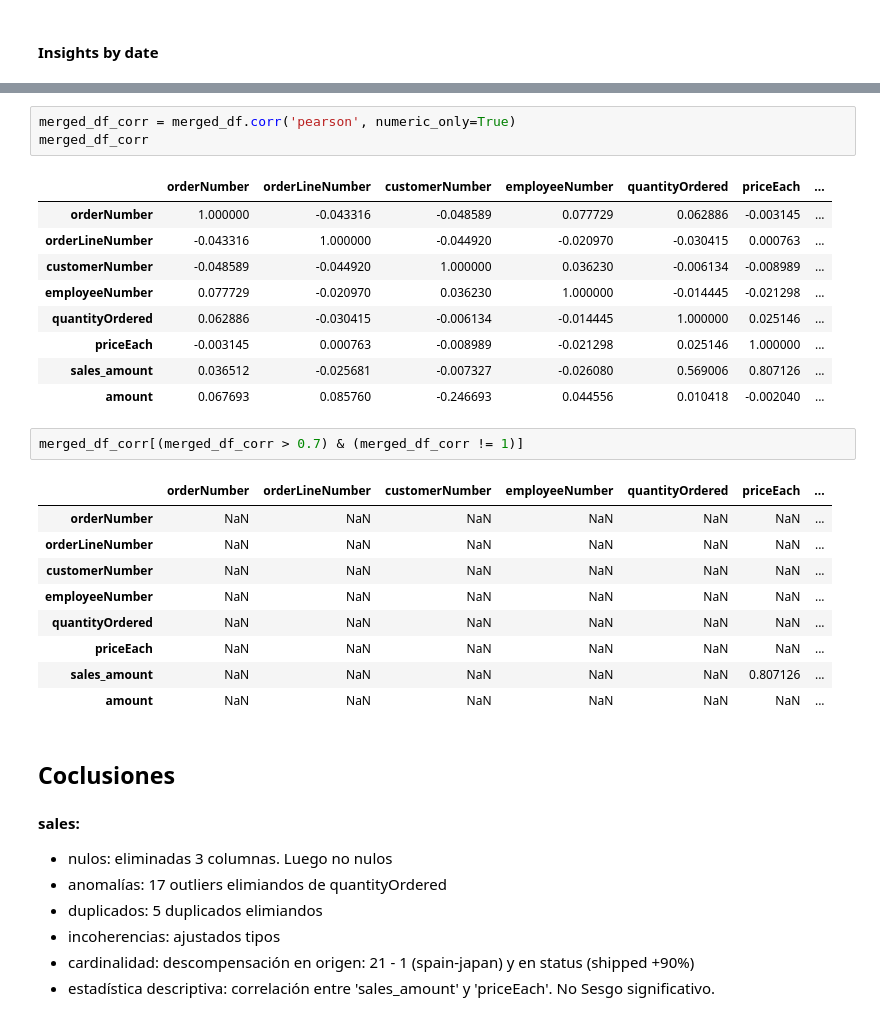
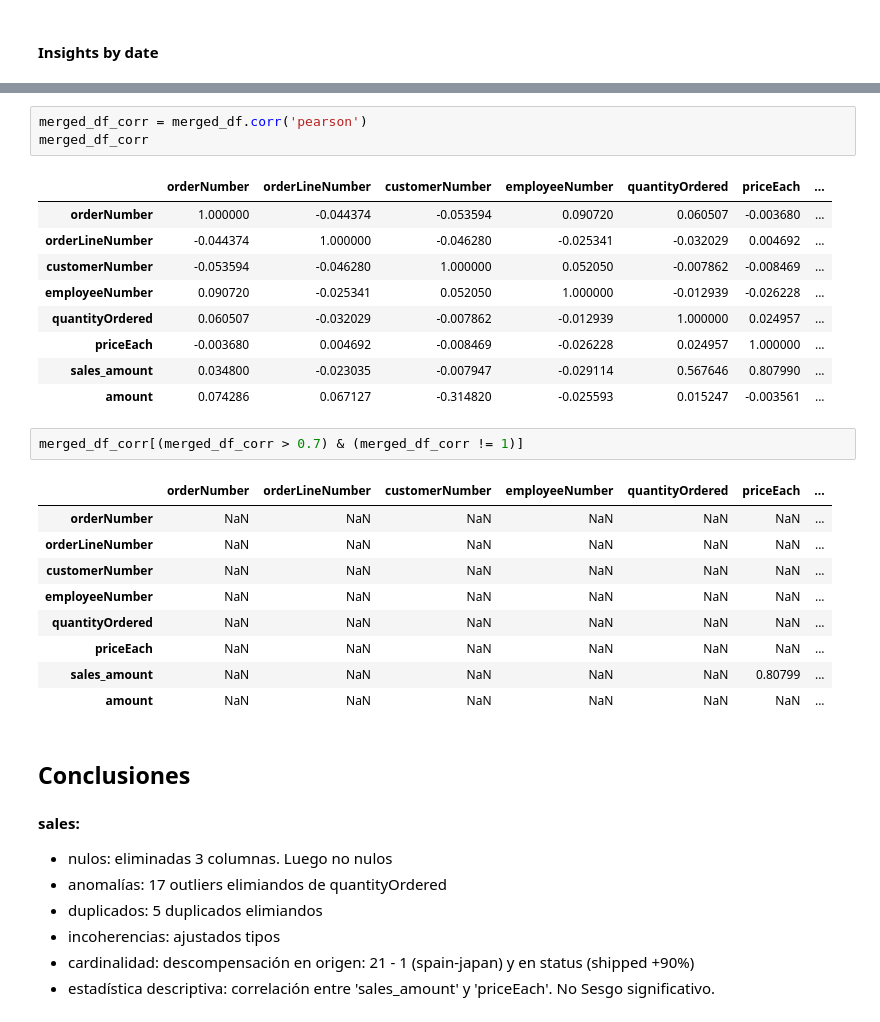
Before and after one commit to ricardoahumada/DataScienceBasics, a Jupyter notebook: ejercicios/04.1.Ejercicio_DataQ_Perfilado_sol.ipynb, the cells around one changed output, grey strips where cells are left out. Saved outputs shown, nothing was run; the diff lists cells and outputs as text.

```diff
--- a/ejercicios/04.1.Ejercicio_DataQ_Perfilado_sol.ipynb
+++ b/ejercicios/04.1.Ejercicio_DataQ_Perfilado_sol.ipynb
@@ -1009,16 +647,16 @@ by_date.groupby('month').agg({'num': sum}).sort_values(
 # %%
-merged_df_corr = merged_df.corr('pearson', numeric_only=True)
+merged_df_corr = merged_df.corr('pearson')
 merged_df_corr
 # %% [output]
 |  | orderNumber | orderLineNumber | customerNumber | employeeNumber | quantityOrdered | priceEach | ... |
-| orderNumber | 1.000000 | -0.043316 | -0.048589 | 0.077729 | 0.062886 | -0.003145 | ... |
-| orderLineNumber | -0.043316 | 1.000000 | -0.044920 | -0.020970 | -0.030415 | 0.000763 | ... |
-| customerNumber | -0.048589 | -0.044920 | 1.000000 | 0.036230 | -0.006134 | -0.008989 | ... |
-| employeeNumber | 0.077729 | -0.020970 | 0.036230 | 1.000000 | -0.014445 | -0.021298 | ... |
-| quantityOrdered | 0.062886 | -0.030415 | -0.006134 | -0.014445 | 1.000000 | 0.025146 | ... |
-| priceEach | -0.003145 | 0.000763 | -0.008989 | -0.021298 | 0.025146 | 1.000000 | ... |
-| sales_amount | 0.036512 | -0.025681 | -0.007327 | -0.026080 | 0.569006 | 0.807126 | ... |
-| amount | 0.067693 | 0.085760 | -0.246693 | 0.044556 | 0.010418 | -0.002040 | ... |
+| orderNumber | 1.000000 | -0.044374 | -0.053594 | 0.090720 | 0.060507 | -0.003680 | ... |
+| orderLineNumber | -0.044374 | 1.000000 | -0.046280 | -0.025341 | -0.032029 | 0.004692 | ... |
+| customerNumber | -0.053594 | -0.046280 | 1.000000 | 0.052050 | -0.007862 | -0.008469 | ... |
+| employeeNumber | 0.090720 | -0.025341 | 0.052050 | 1.000000 | -0.012939 | -0.026228 | ... |
+| quantityOrdered | 0.060507 | -0.032029 | -0.007862 | -0.012939 | 1.000000 | 0.024957 | ... |
+| priceEach | -0.003680 | 0.004692 | -0.008469 | -0.026228 | 0.024957 | 1.000000 | ... |
+| sales_amount | 0.034800 | -0.023035 | -0.007947 | -0.029114 | 0.567646 | 0.807990 | ... |
+| amount | 0.074286 | 0.067127 | -0.314820 | -0.025593 | 0.015247 | -0.003561 | ... |
 # %%
 merged_df_corr[(merged_df_corr > 0.7) & (merged_df_corr != 1)]
 # %% [output]
@@ -1029,10 +667,10 @@ merged_df_corr[(merged_df_corr > 0.7) & (merged_df_corr != 1)]
 | employeeNumber | NaN | NaN | NaN | NaN | NaN | NaN | ... |
 | quantityOrdered | NaN | NaN | NaN | NaN | NaN | NaN | ... |
 | priceEach | NaN | NaN | NaN | NaN | NaN | NaN | ... |
-| sales_amount | NaN | NaN | NaN | NaN | NaN | 0.807126 | ... |
+| sales_amount | NaN | NaN | NaN | NaN | NaN | 0.80799 | ... |
 | amount | NaN | NaN | NaN | NaN | NaN | NaN | ... |
 # %% [markdown]
-## Coclusiones
+## Conclusiones
 # %% [markdown]
 **sales:**
 - nulos: eliminadas 3 columnas. Luego no nulos
```
Also changed, not shown: parts of 60 cells of this notebook, 4 other files.
